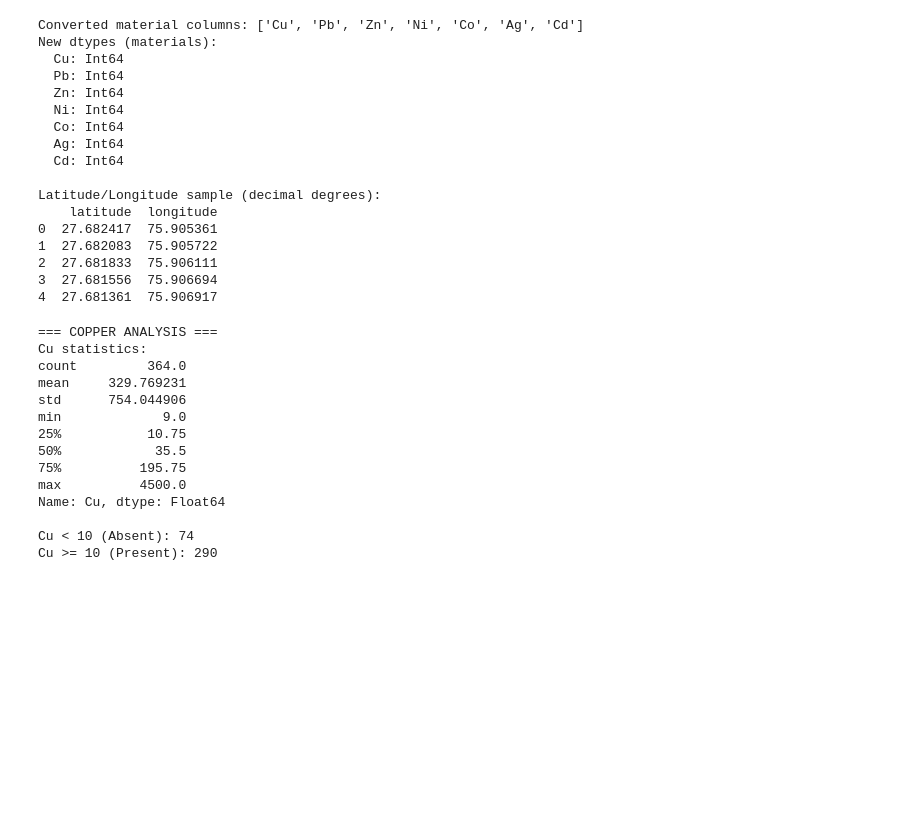
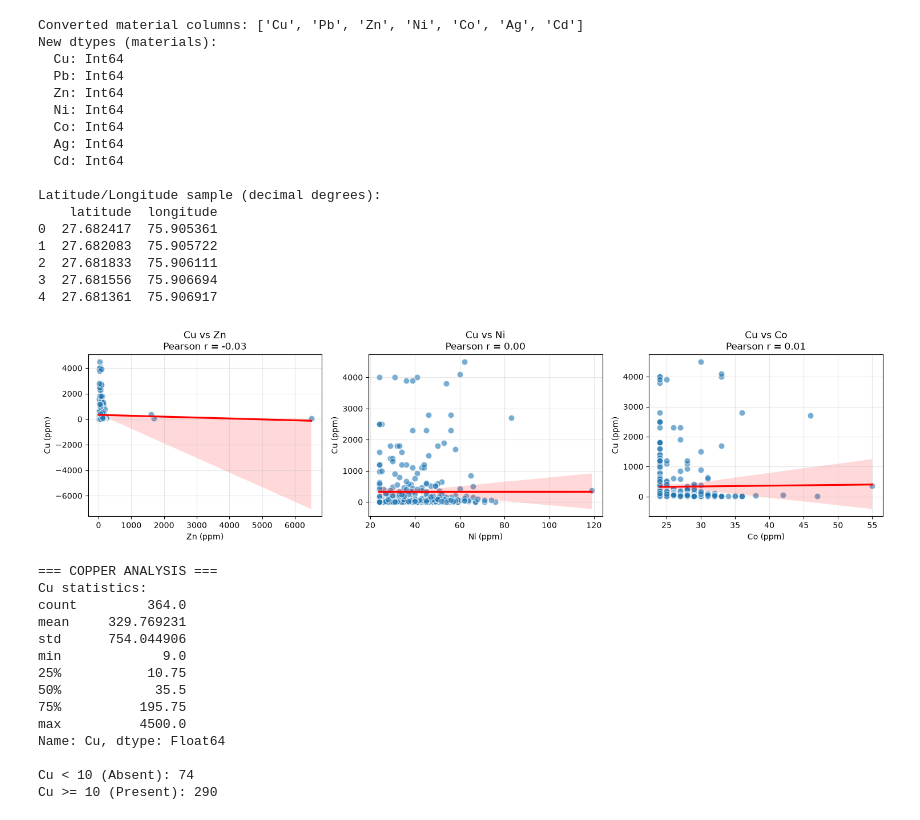
Before and after one commit to Aniruddha-Ray/Rare_Earth_Elements, a Jupyter notebook: src/data_preparation/brs_report_data_prep.ipynb, the cells around one changed output. Drawn from its saved outputs; the diff is of its cells as text; code cells hidden in the pictures; blank space fills up the shorter version.

```diff
--- a/src/data_preparation/brs_report_data_prep.ipynb
+++ b/src/data_preparation/brs_report_data_prep.ipynb
@@ -11,7 +11,7 @@ import xlrd
 warnings.filterwarnings('ignore')
 
 # Load data
-data_path = r'C:\Users\Asus\OneDrive\Desktop\REE\data\raw\BRS_Report.XLS'
+data_path = r'C:\Users\Asus\OneDrive\Desktop\Rare_Earth_Elements\data\raw\BRS_Report.XLS'
 df = pd.read_excel(data_path, engine='xlrd', header=1)
 
 print("Dataset Shape:", df.shape)
@@ -137,6 +137,34 @@ Latitude/Longitude sample (decimal degrees):
 2  27.681833  75.906111
 3  27.681556  75.906694
 4  27.681361  75.906917
+# %%
+# Copper analytics versus other elements with scatter plots and regression lines
+other_elements = [e for e in ['Zn', 'Ni', 'Co'] if e in df.columns and e != 'Cu']
+
+if not other_elements:
+    print("No other elements (Zn, Ni, Co) available for Copper analytics.")
+else:
+    fig, axes = plt.subplots(1, len(other_elements), figsize=(5 * len(other_elements), 4), squeeze=False)
+    for ax, elem in zip(axes[0], other_elements):
+        plot_df = df[['Cu', elem]].dropna()
+        sns.regplot(
+            data=plot_df,
+            x=elem,
+            y='Cu',
+            ax=ax,
+            scatter_kws={'alpha': 0.6, 'edgecolor': 'w', 's': 60},
+            line_kws={'color': 'red'}
+        )
+        corr = plot_df['Cu'].corr(plot_df[elem])
+        ax.set_title(f'Cu vs {elem}\nPearson r = {corr:.2f}')
+        ax.set_xlabel(f'{elem} (ppm)')
+        ax.set_ylabel('Cu (ppm)')
+        ax.grid(alpha=0.3)
+
+    plt.tight_layout()
+    plt.show()
+# %% [output]
+[figure, added]
 # %%
 # Check for copper column and key elements
 print("\n=== COPPER ANALYSIS ===")
```
Also changed, not shown: parts of 2 cells of this notebook, 4 other files.
